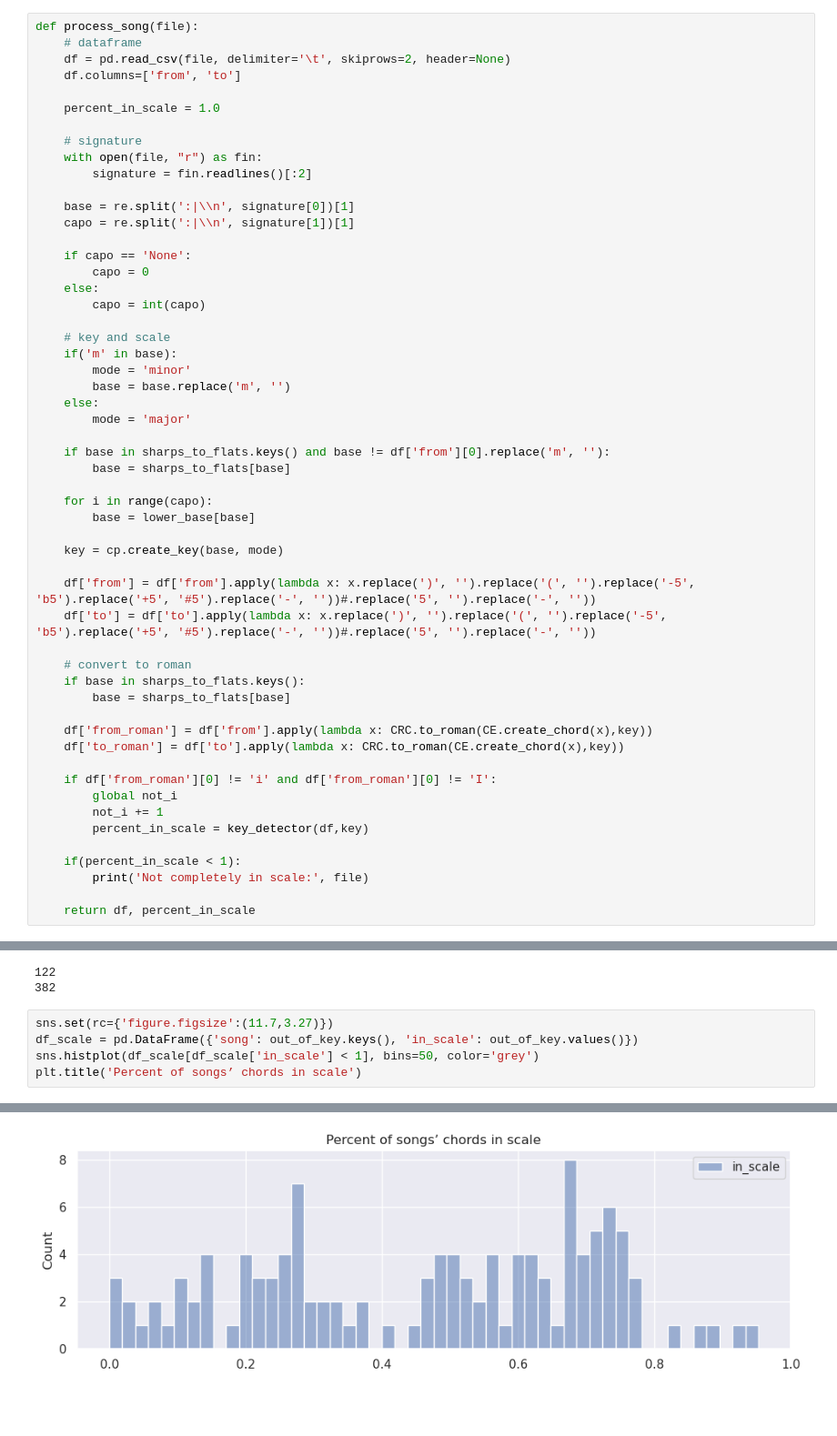
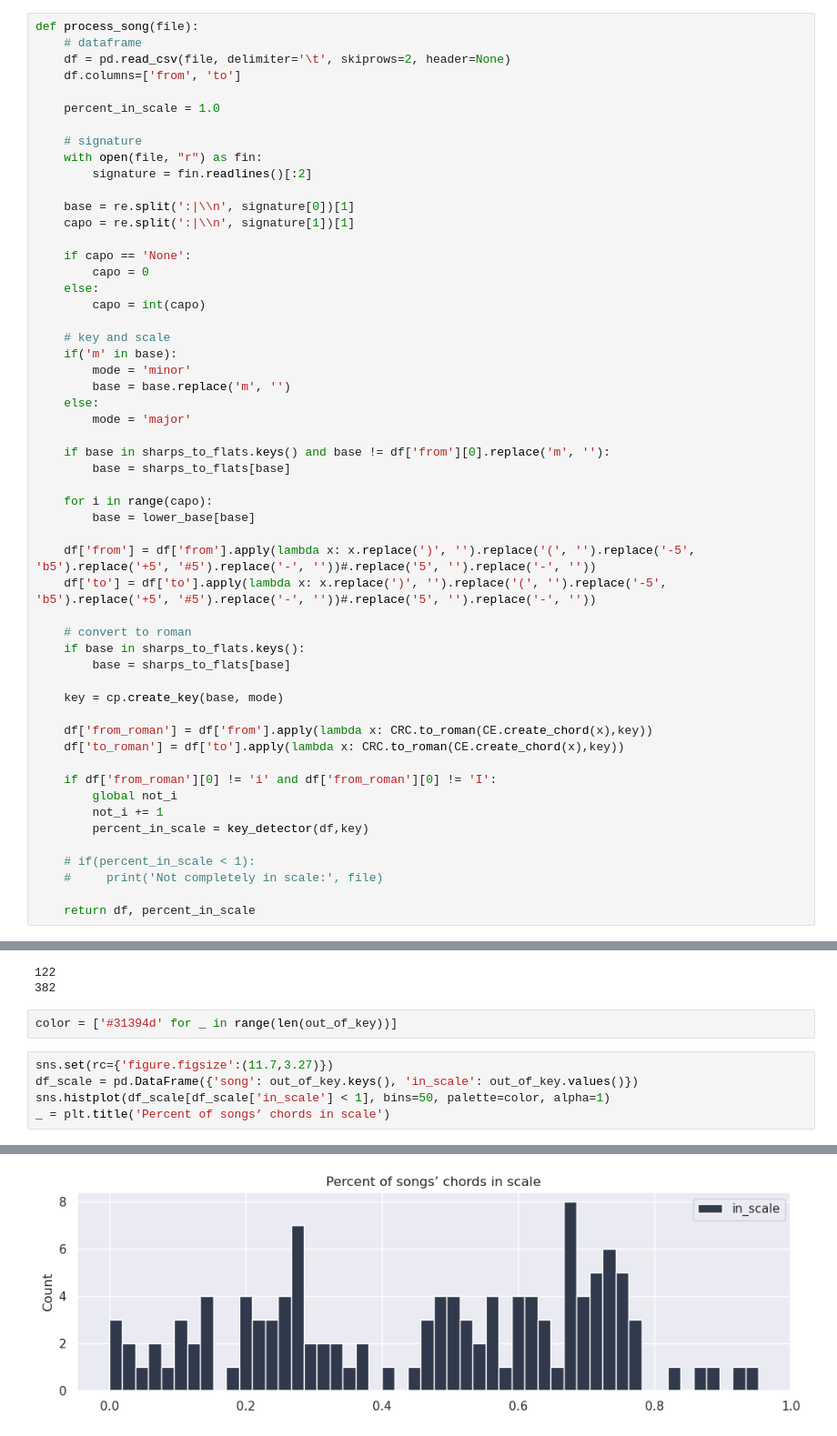
Before and after one commit to amelie106/datascience, a Jupyter notebook: chord_progression/out_of_scale_measure.ipynb, the cells around one changed output, grey strips where cells are left out. Shown at 91% size. Cells and saved outputs as stored; diff of their text form; blank space fills up the shorter version.

Commit message:
Add Markov chains and graphs

```diff
--- a/chord_progression/out_of_scale_measure.ipynb
+++ b/chord_progression/out_of_scale_measure.ipynb
@@ -99,14 +100,14 @@ def process_song(file):
     for i in range(capo):
         base = lower_base[base]
 
-    key = cp.create_key(base, mode)
-
     df['from'] = df['from'].apply(lambda x: x.replace(')', '').replace('(', '').replace('-5', 'b5').replace('+5', '#5').replace('-', ''))#.replace('5', '').replace('-', ''))
     df['to'] = df['to'].apply(lambda x: x.replace(')', '').replace('(', '').replace('-5', 'b5').replace('+5', '#5').replace('-', ''))#.replace('5', '').replace('-', ''))
 
     # convert to roman
     if base in sharps_to_flats.keys():
         base = sharps_to_flats[base]
+
+    key = cp.create_key(base, mode)
 
     df['from_roman'] = df['from'].apply(lambda x: CRC.to_roman(CE.create_chord(x),key))
     df['to_roman'] = df['to'].apply(lambda x: CRC.to_roman(CE.create_chord(x),key))
@@ -116,8 +117,8 @@ def process_song(file):
         not_i += 1
         percent_in_scale = key_detector(df,key)
 
-    if(percent_in_scale < 1):
-        print('Not completely in scale:', file)
+    # if(percent_in_scale < 1):
+    #     print('Not completely in scale:', file)
 
     return df, percent_in_scale
 # %%
@@ -164,9 +149,11 @@ print(total_songs)
 # %% [output]
 122
 382
+# %%
+color = ['#31394d' for _ in range(len(out_of_key))]
 # %%
 sns.set(rc={'figure.figsize':(11.7,3.27)})
 df_scale = pd.DataFrame({'song': out_of_key.keys(), 'in_scale': out_of_key.values()})
-sns.histplot(df_scale[df_scale['in_scale'] < 1], bins=50, color='grey')
-plt.title('Percent of songs’ chords in scale')
+sns.histplot(df_scale[df_scale['in_scale'] < 1], bins=50, palette=color, alpha=1)
+_ = plt.title('Percent of songs’ chords in scale')
 # %% [output]
@@ -174 +160 @@ Text(0.5, 1.0, 'Percent of songs’ chords in scale')
-[figure, old version]
+[figure, new version]
```
Also changed, not shown: parts of 3 cells of this notebook, 15 other files.
